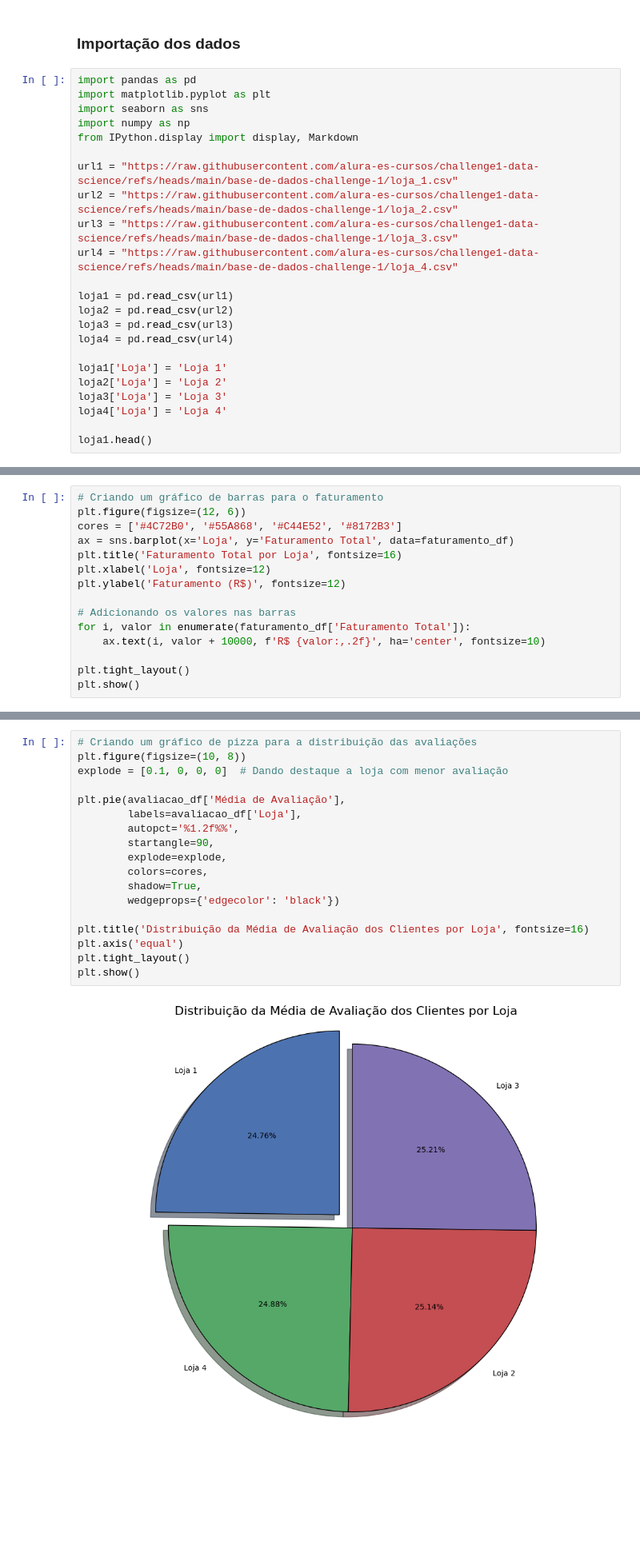
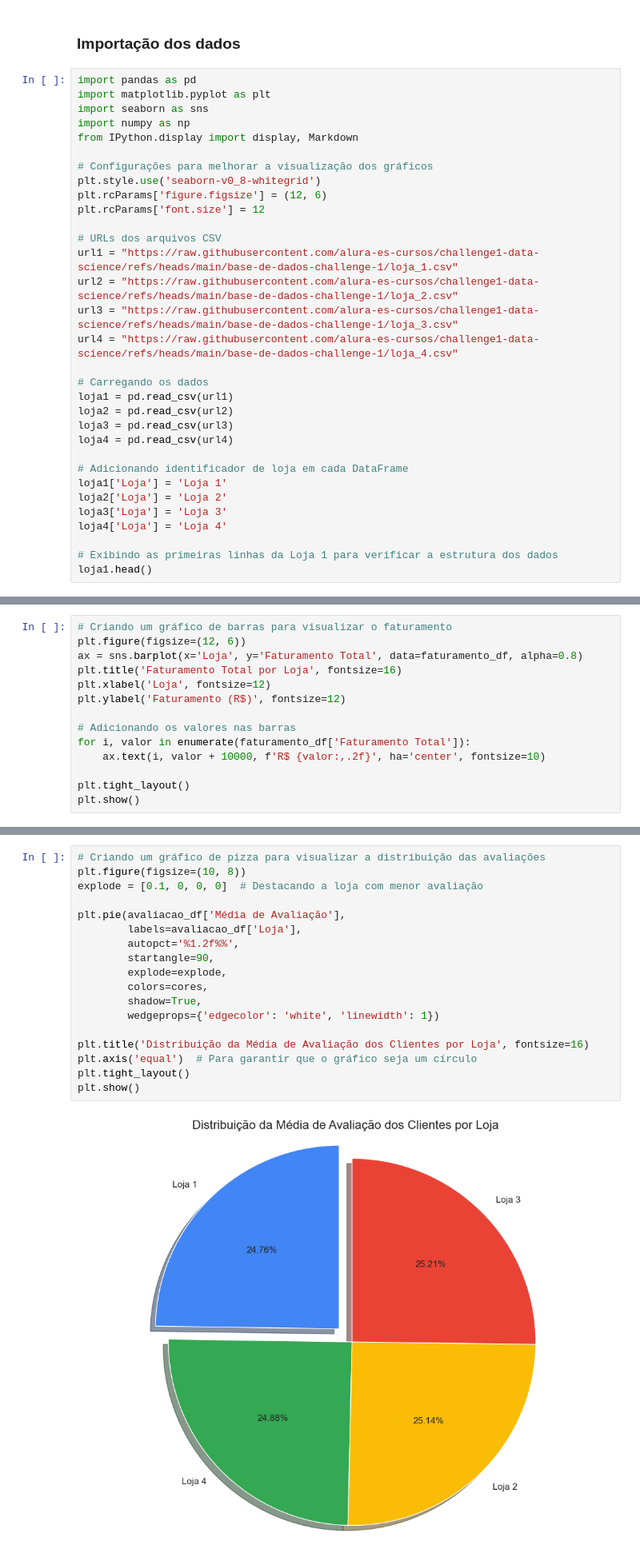
Before and after one commit to bhcavasana/Challenge_Alura_Store, a Jupyter notebook: AluraStoreBr_Finalizado.ipynb, the cells around one changed output, grey strips where cells are left out. Shown at 80% size. Saved outputs shown, nothing was run; the diff lists cells and outputs as text; blank space fills up the shorter version.

```diff
--- a/AluraStoreBr_Finalizado.ipynb
+++ b/AluraStoreBr_Finalizado.ipynb
@@ -7,21 +7,30 @@ import seaborn as sns
 import numpy as np
 from IPython.display import display, Markdown
 
+# Configurações para melhorar a visualização dos gráficos
+plt.style.use('seaborn-v0_8-whitegrid')
+plt.rcParams['figure.figsize'] = (12, 6)
+plt.rcParams['font.size'] = 12
+
+# URLs dos arquivos CSV
 url1 = "https://raw.githubusercontent.com/alura-es-cursos/challenge1-data-science/refs/heads/main/base-de-dados-challenge-1/loja_1.csv"
 url2 = "https://raw.githubusercontent.com/alura-es-cursos/challenge1-data-science/refs/heads/main/base-de-dados-challenge-1/loja_2.csv"
 url3 = "https://raw.githubusercontent.com/alura-es-cursos/challenge1-data-science/refs/heads/main/base-de-dados-challenge-1/loja_3.csv"
 url4 = "https://raw.githubusercontent.com/alura-es-cursos/challenge1-data-science/refs/heads/main/base-de-dados-challenge-1/loja_4.csv"
 
+# Carregando os dados
 loja1 = pd.read_csv(url1)
 loja2 = pd.read_csv(url2)
 loja3 = pd.read_csv(url3)
 loja4 = pd.read_csv(url4)
 
+# Adicionando identificador de loja em cada DataFrame
 loja1['Loja'] = 'Loja 1'
 loja2['Loja'] = 'Loja 2'
 loja3['Loja'] = 'Loja 3'
 loja4['Loja'] = 'Loja 4'
 
+# Exibindo as primeiras linhas da Loja 1 para verificar a estrutura dos dados
 loja1.head()
 # %% [output]
 |  | Produto | Categoria do Produto | Preço | Frete | Data da Compra | Vendedor | Local da compra | ... |
@@ -60,10 +69,9 @@ display(faturamento_df)
 | 2 | Loja 3 | 1464025.03 |
 | 3 | Loja 4 | 1384497.58 |
 # %%
-# Criando um gráfico de barras para o faturamento
+# Criando um gráfico de barras para visualizar o faturamento
 plt.figure(figsize=(12, 6))
-cores = ['#4C72B0', '#55A868', '#C44E52', '#8172B3']
-ax = sns.barplot(x='Loja', y='Faturamento Total', data=faturamento_df)
+ax = sns.barplot(x='Loja', y='Faturamento Total', data=faturamento_df, alpha=0.8)
 plt.title('Faturamento Total por Loja', fontsize=16)
 plt.xlabel('Loja', fontsize=12)
 plt.ylabel('Faturamento (R$)', fontsize=12)
@@ -159,25 +167,25 @@ display(avaliacao_df)
 | 1 | Loja 2 | 4.037304 |
 | 2 | Loja 3 | 4.048326 |
 # %%
-# Criando um gráfico de pizza para a distribuição das avaliações
+# Criando um gráfico de pizza para visualizar a distribuição das avaliações
 plt.figure(figsize=(10, 8))
-explode = [0.1, 0, 0, 0]  # Dando destaque a loja com menor avaliação
+explode = [0.1, 0, 0, 0]  # Destacando a loja com menor avaliação
 
 plt.pie(avaliacao_df['Média de Avaliação'],
         labels=avaliacao_df['Loja'],
         autopct='%1.2f%%',
         startangle=90,
         explode=explode,
         colors=cores,
         shadow=True,
-        wedgeprops={'edgecolor': 'black'})
+        wedgeprops={'edgecolor': 'white', 'linewidth': 1})
 
 plt.title('Distribuição da Média de Avaliação dos Clientes por Loja', fontsize=16)
-plt.axis('equal')
+plt.axis('equal')  # Para garantir que o gráfico seja um círculo
 plt.tight_layout()
 plt.show()
 # %% [output]
-[figure, old version]
+[figure, new version]
 # %% [markdown]
 # 4. Produtos Mais e Menos Vendidos
 # %%
```
Also changed, not shown: parts of 20 cells of this notebook.
